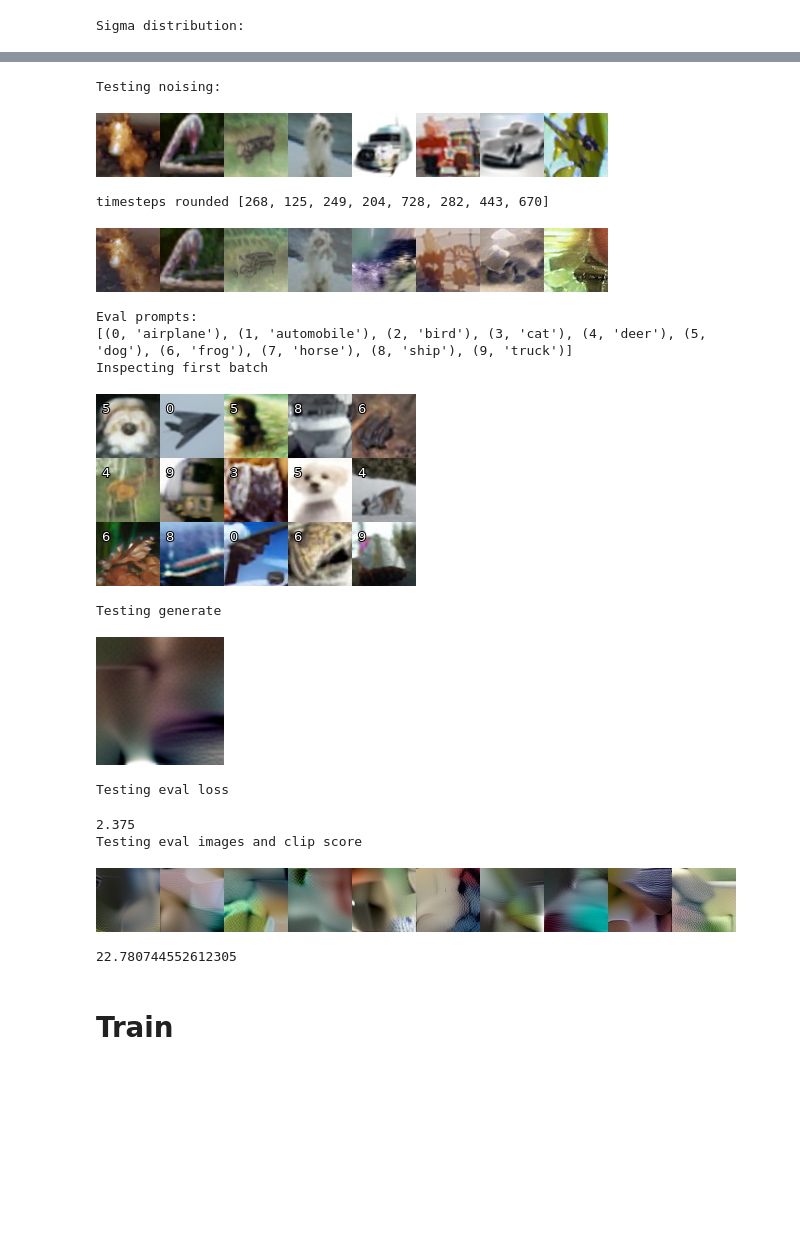
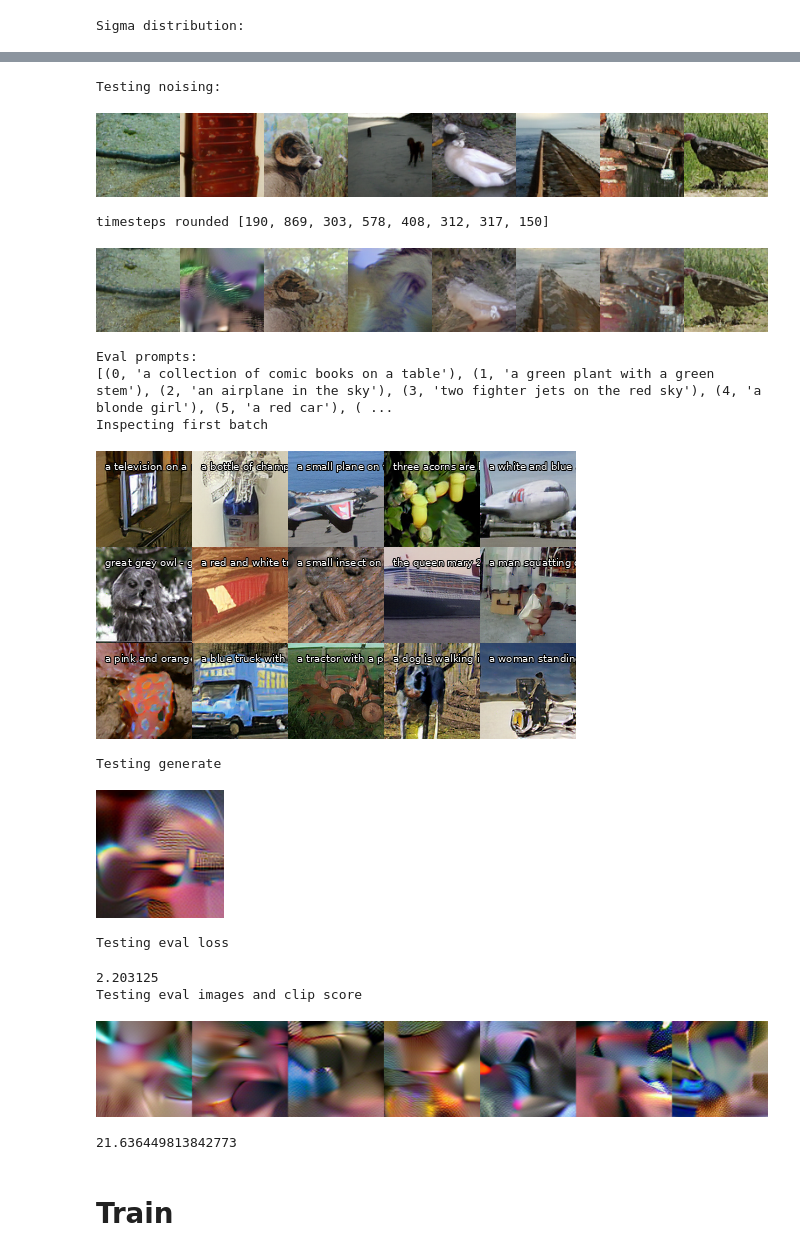
Before and after one commit to geronimi73/Hana, a Jupyter notebook: latest/train.ipynb, the cells around one changed output, grey strips where cells are left out. Drawn from its saved outputs; the diff is of its cells as text; code cells hidden in the pictures; blank space fills up the shorter version.

```diff
--- a/latest/train.ipynb
+++ b/latest/train.ipynb
@@ -250,10 +199,6 @@ if ddp:
     world_size = dist.get_world_size()
     local_rank = dist.get_rank()
     torch.cuda.set_device(local_rank)
-    # bs_new = round(train_config.bs / world_size / 8) * 8
-    # if is_master:
-        # print(f"DDP: global batch size {train_config.bs} with world of {world_size} => setting per_device_bs to {bs_new}")
-    # train_config.bs = bs_new
     debug = debug and is_master
 else:
     # Running on single GPU or in notebook
@@ -271,17 +216,15 @@ transformer, text_encoder, tokenizer, dcae = load_models(
 if ddp:
 	transformer = DistributedDataParallel(transformer, device_ids=[local_rank])
 
-ds, latent_shape = load_data(data_config.dataset)
+ds = load_dataset(data_config.dataset)
 
-collate_fn = partial(
-    collate_,
-    labels_encoded = {
-        k: encode_prompt(data_config.labels_dict[k], tokenizer, text_encoder)
-        for k in data_config.labels_dict
-    }
+dataloader_train = ImageNet96Dataset(
+    ds[data_config.split_train], text_enc=text_encoder, tokenizer=tokenizer, bs=train_config.bs, ddp=ddp
 )
-dataloader_train, dataloader_train_sampler = get_dataloader(ds[data_config.split_train], train_config.bs, collate_fn)
-dataloader_eval, _ =  get_dataloader(ds[data_config.split_eval], train_config.bs, collate_fn)
+dataloader_eval = ImageNet96Dataset(
+    # ddp = false, we want a random sampler, not the distributed samples, in any case
+    ds[data_config.split_eval], text_enc=text_encoder, tokenizer=tokenizer, bs=train_config.bs, ddp=False
+)
 
 optimizer = torch.optim.AdamW(transformer.parameters(), lr=train_config.lr)
 
@@ -328,6 +258,7 @@ if is_master:
     print("Testing noising:")
     def test_noising():
         labels, latents, prompts_encoded, prompts_atnmask = next(iter(dataloader_train))
+        # latents=latents.to(dtype).to(device)
         latent=latents[0:8,:] * dcae_scalingf
         display(make_grid(latent_to_PIL(latent / dcae_scalingf,dcae)))
 
@@ -338,27 +269,28 @@ if is_master:
     test_noising()
 
     print("Eval prompts:")
-    print(list(enumerate(train_config.eval_prompts)))
+    print(list(enumerate(eval_config.prompts)))
 
     print("Inspecting first batch")
     def show_first_batch(dataloader):
         labels, latents, prompts_encoded, prompts_atnmask = next(iter(dataloader))
+        # latents=latents.to(dtype).to(device)
         images = [pil_add_text(latent_to_PIL(latent[None, :], dcae), str(label)) for label, latent in zip(labels[:20], latents[:20])]
         display(make_grid(images[:15], 3, 5))
     show_first_batch(dataloader_train)
 
     print("Testing generate")
-    display(generate("horse", tokenizer, text_encoder, num_steps=10, latent_dim=latent_shape).resize((128,128)))
+    display(generate("horse", transformer, tokenizer, text_encoder, dcae, **eval_config.inference_config).resize((128,128)))
 
     print("Testing eval loss")
     print(eval_loss(dataloader_eval, testing=True))
 
     print("Testing eval images and clip score")
     images = [
-        generate(p, tokenizer, text_encoder, latent_dim=latent_shape, num_steps=10)
-        for p in tqdm(train_config.eval_prompts, "eval_images")
+        generate(p, transformer, tokenizer, text_encoder, dcae, **eval_config.inference_config)
+        for p in tqdm(eval_config.prompts, "eval_images")
     ]
     display(make_grid(images))
-    print(pil_clipscore(images, train_config.eval_prompts))
+    print(pil_clipscore(images, eval_config.prompts))
 # %% [output]
 Sigma distribution:
@@ -366,18 +298,18 @@ Sigma distribution:
 Testing noising:
-[figure, old version]
+[figure, new version]
-timesteps rounded [268, 125, 249, 204, 728, 282, 443, 670]
+timesteps rounded [190, 869, 303, 578, 408, 312, 317, 150]
-[figure, old version]
+[figure, new version]
 Eval prompts:
-[(0, 'airplane'), (1, 'automobile'), (2, 'bird'), (3, 'cat'), (4, 'deer'), (5, 'dog'), (6, 'frog'), (7, 'horse'), (8, 'ship'), (9, 'truck')]
+[(0, 'a collection of comic books on a table'), (1, 'a green plant with a green stem'), (2, 'an airplane in the sky'), (3, 'two fighter jets on the red sky'), (4, 'a blonde girl'), (5, 'a red car'), ( ...
 Inspecting first batch
-[figure, old version]
+[figure, new version]
 Testing generate
-[figure, old version]
+[figure, new version]
 Testing eval loss
-2.375
+2.203125
 Testing eval images and clip score
-[figure, old version]
+[figure, new version]
-22.780744552612305
+21.636449813842773
 # %% [markdown]
 # Train
 # %%
```
Also changed, not shown: parts of 9 cells of this notebook, 1 other file.
